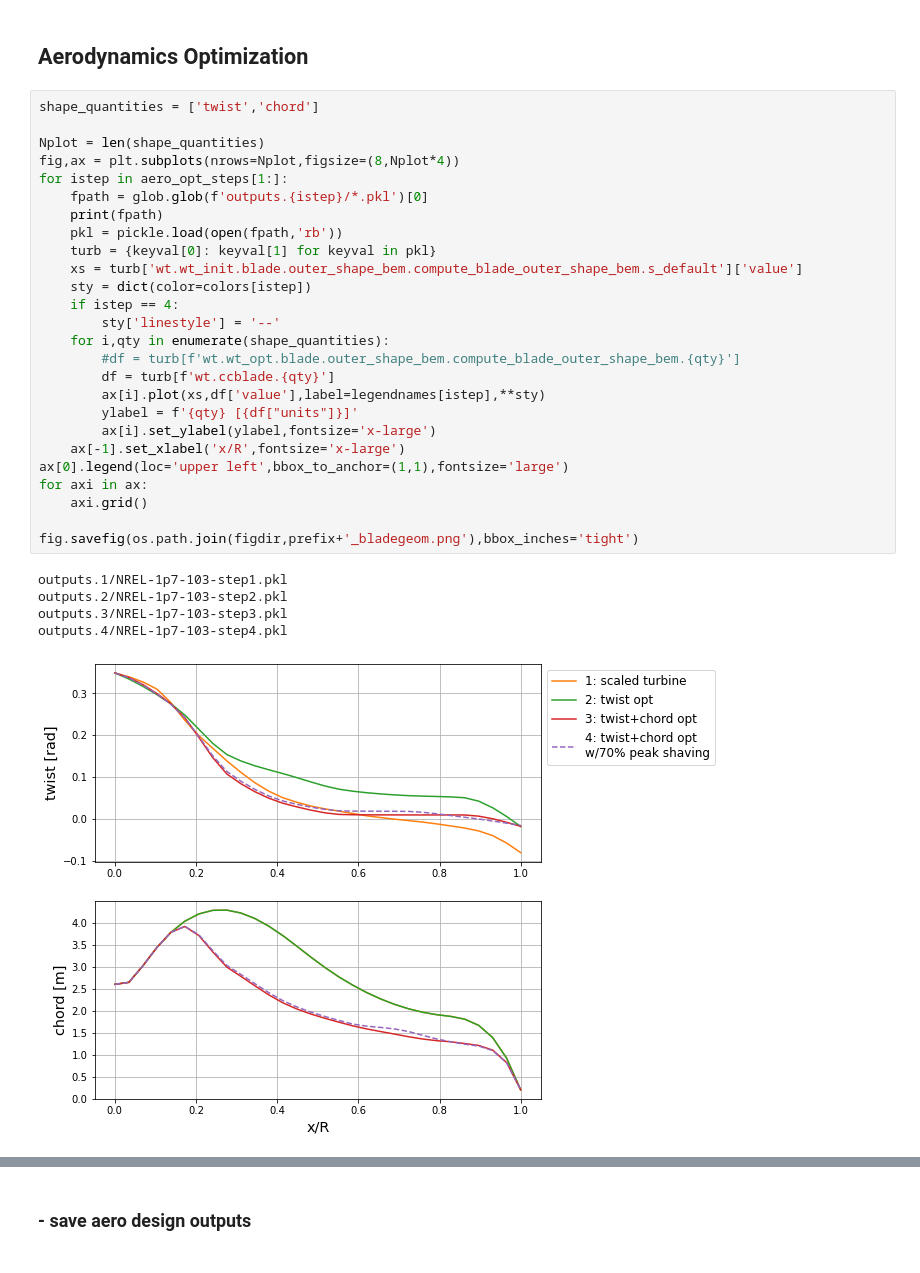
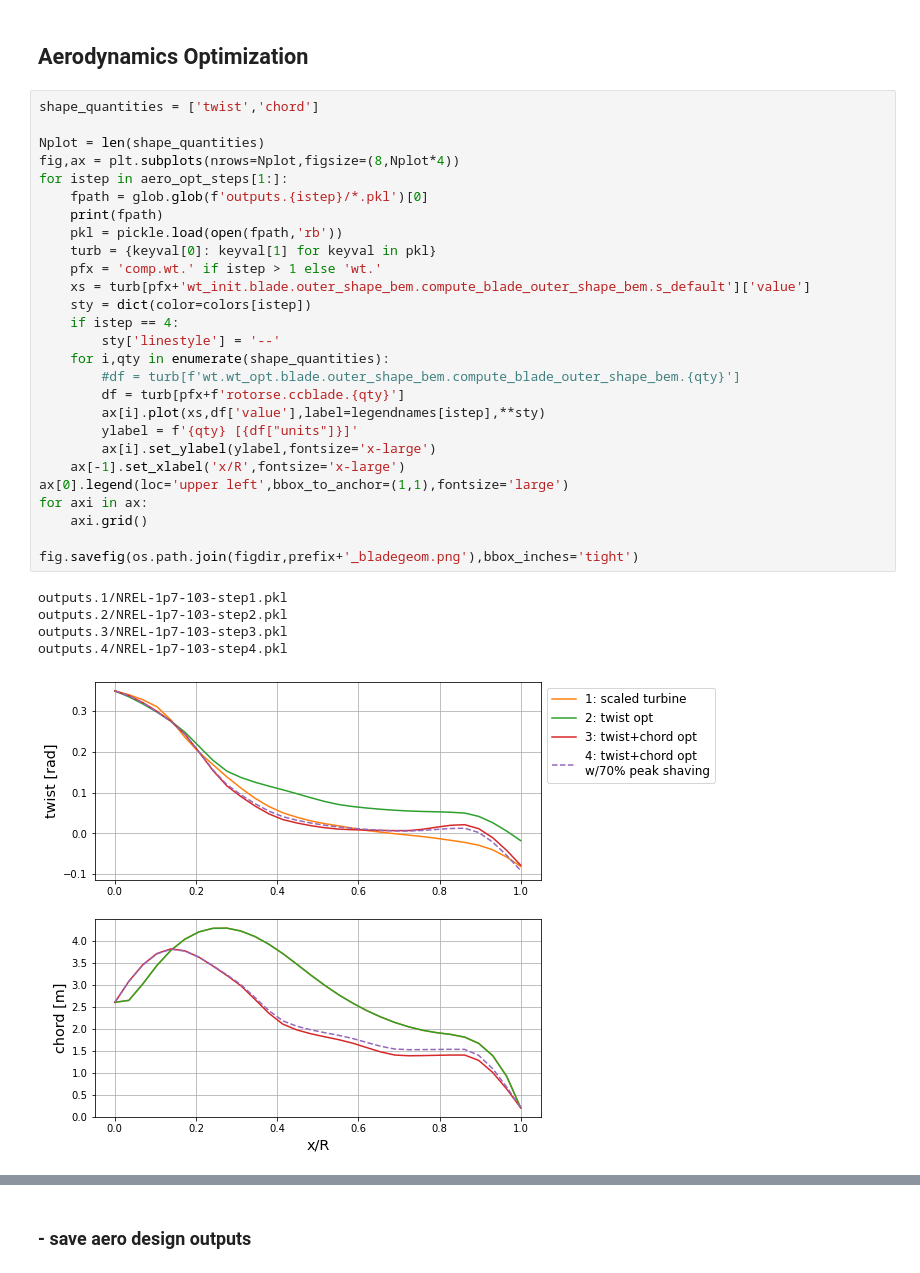
Before and after one commit to NREL/openfast-turbine-models, a Jupyter notebook: IEA-scaled/NREL-1.7-103/WISDEM/check_NREL-1p7-103.ipynb, the cells around one changed output, grey strips where cells are left out. Cells and saved outputs as stored; diff of their text form.

```diff
--- a/IEA-scaled/NREL-1.7-103/WISDEM/check_NREL-1p7-103.ipynb
+++ b/IEA-scaled/NREL-1.7-103/WISDEM/check_NREL-1p7-103.ipynb
@@ -67,35 +76,36 @@ GE-1.6-100 Index(['power [kW]', 'Cp', 'Ct'], dtype='object')
 # %%
 shape_quantities = ['twist','chord']
 
 Nplot = len(shape_quantities)
 fig,ax = plt.subplots(nrows=Nplot,figsize=(8,Nplot*4))
 for istep in aero_opt_steps[1:]:
     fpath = glob.glob(f'outputs.{istep}/*.pkl')[0]
     print(fpath)
     pkl = pickle.load(open(fpath,'rb'))
     turb = {keyval[0]: keyval[1] for keyval in pkl}
-    xs = turb['wt.wt_init.blade.outer_shape_bem.compute_blade_outer_shape_bem.s_default']['value']
+    pfx = 'comp.wt.' if istep > 1 else 'wt.'
+    xs = turb[pfx+'wt_init.blade.outer_shape_bem.compute_blade_outer_shape_bem.s_default']['value']
     sty = dict(color=colors[istep])
     if istep == 4:
         sty['linestyle'] = '--'
     for i,qty in enumerate(shape_quantities):
         #df = turb[f'wt.wt_opt.blade.outer_shape_bem.compute_blade_outer_shape_bem.{qty}']
-        df = turb[f'wt.ccblade.{qty}']
+        df = turb[pfx+f'rotorse.ccblade.{qty}']
         ax[i].plot(xs,df['value'],label=legendnames[istep],**sty)
         ylabel = f'{qty} [{df["units"]}]'
         ax[i].set_ylabel(ylabel,fontsize='x-large')
     ax[-1].set_xlabel('x/R',fontsize='x-large')
 ax[0].legend(loc='upper left',bbox_to_anchor=(1,1),fontsize='large')
 for axi in ax:
     axi.grid()
 
 fig.savefig(os.path.join(figdir,prefix+'_bladegeom.png'),bbox_inches='tight')
 # %% [output]
 outputs.1/NREL-1p7-103-step1.pkl
 outputs.2/NREL-1p7-103-step2.pkl
 outputs.3/NREL-1p7-103-step3.pkl
 outputs.4/NREL-1p7-103-step4.pkl
-[figure, old version]
+[figure, new version]
 # %%
 sectional_quantities = ['cl','cd','ax_induct']
 
```
Also changed, not shown: parts of 12 cells of this notebook, 3 other files.
